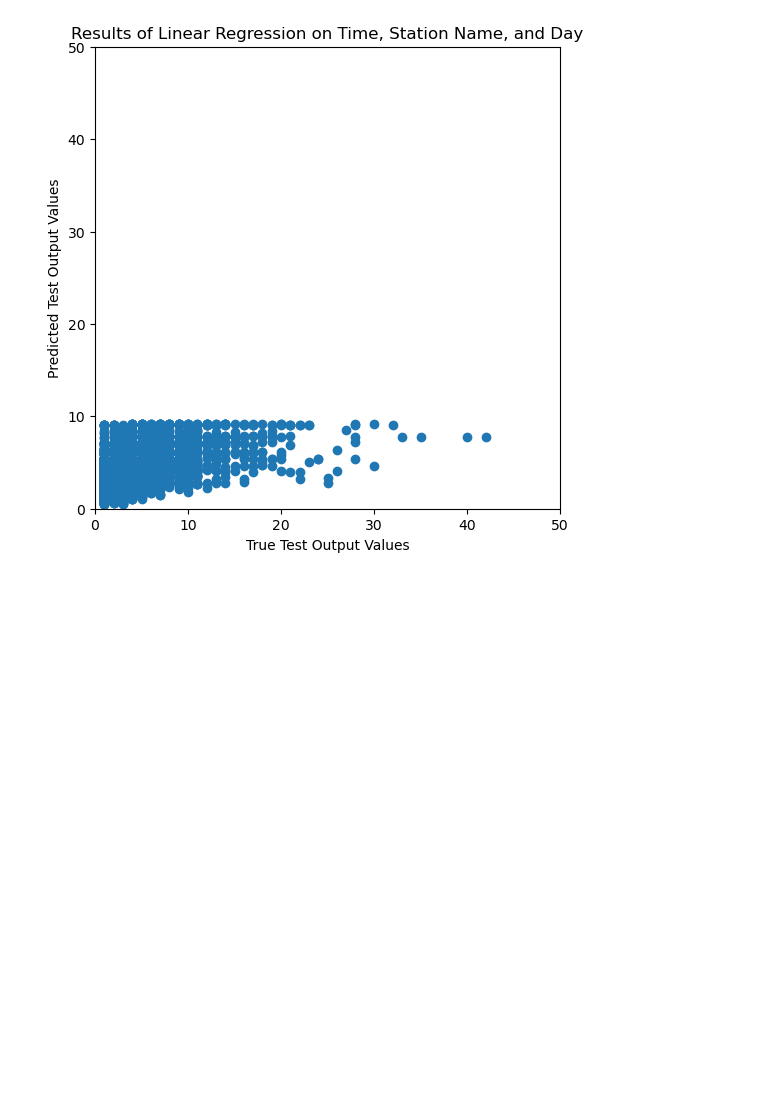
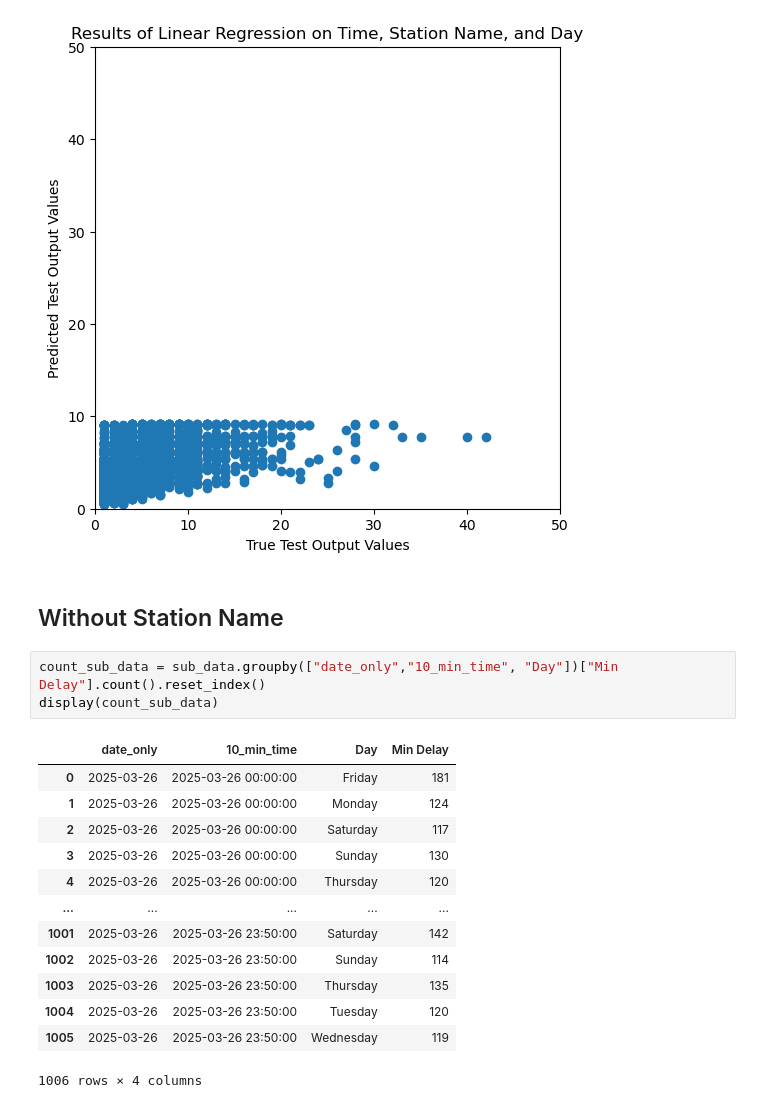
Before and after one commit to michelleyucollins/TardyTerminatorCommittee, a Jupyter notebook: subway_analysis/time_analysis.ipynb, the cells around one changed output. Saved outputs shown, nothing was run; the diff lists cells and outputs as text; blank space fills up the shorter version.

```diff
--- a/subway_analysis/time_analysis.ipynb
+++ b/subway_analysis/time_analysis.ipynb
@@ -338,3 +338,22 @@ axes.set_ylabel("Predicted Test Output Values")
 # %% [output]
 Text(0, 0.5, 'Predicted Test Output Values')
 [figure]
+# %% [markdown]
+## Without Station Name
+# %%
+count_sub_data = sub_data.groupby(["date_only","10_min_time", "Day"])["Min Delay"].count().reset_index()
+display(count_sub_data)
+# %% [output]
+|  | date_only | 10_min_time | Day | Min Delay |
+| 0 | 2025-03-26 | 2025-03-26 00:00:00 | Friday | 181 |
+| 1 | 2025-03-26 | 2025-03-26 00:00:00 | Monday | 124 |
+| 2 | 2025-03-26 | 2025-03-26 00:00:00 | Saturday | 117 |
+| 3 | 2025-03-26 | 2025-03-26 00:00:00 | Sunday | 130 |
+| 4 | 2025-03-26 | 2025-03-26 00:00:00 | Thursday | 120 |
+| ... | ... | ... | ... | ... |
+| 1001 | 2025-03-26 | 2025-03-26 23:50:00 | Saturday | 142 |
+| 1002 | 2025-03-26 | 2025-03-26 23:50:00 | Sunday | 114 |
+| 1003 | 2025-03-26 | 2025-03-26 23:50:00 | Thursday | 135 |
+| 1004 | 2025-03-26 | 2025-03-26 23:50:00 | Tuesday | 120 |
+| 1005 | 2025-03-26 | 2025-03-26 23:50:00 | Wednesday | 119 |
+1006 rows × 4 columns
```
Also changed, not shown: parts of 4 cells of this notebook.
